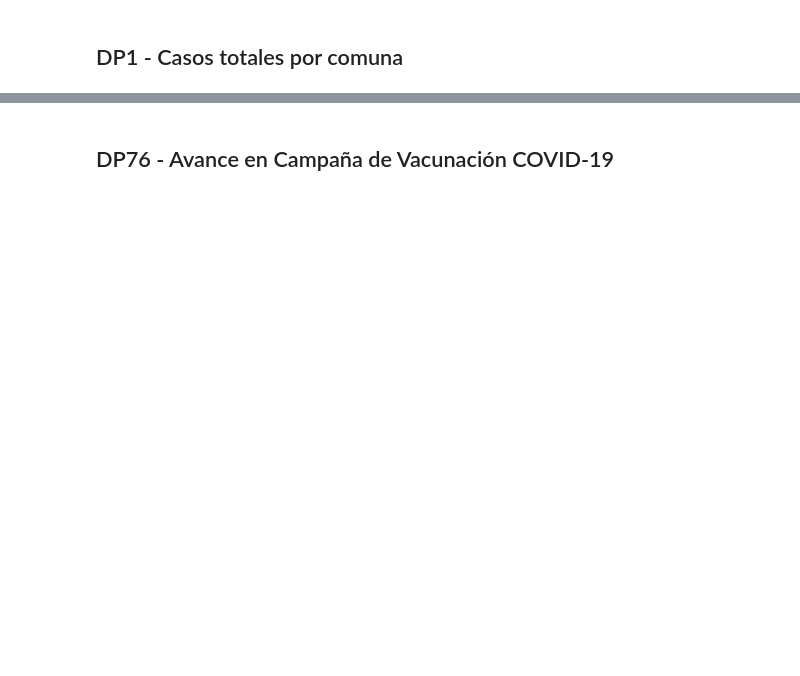
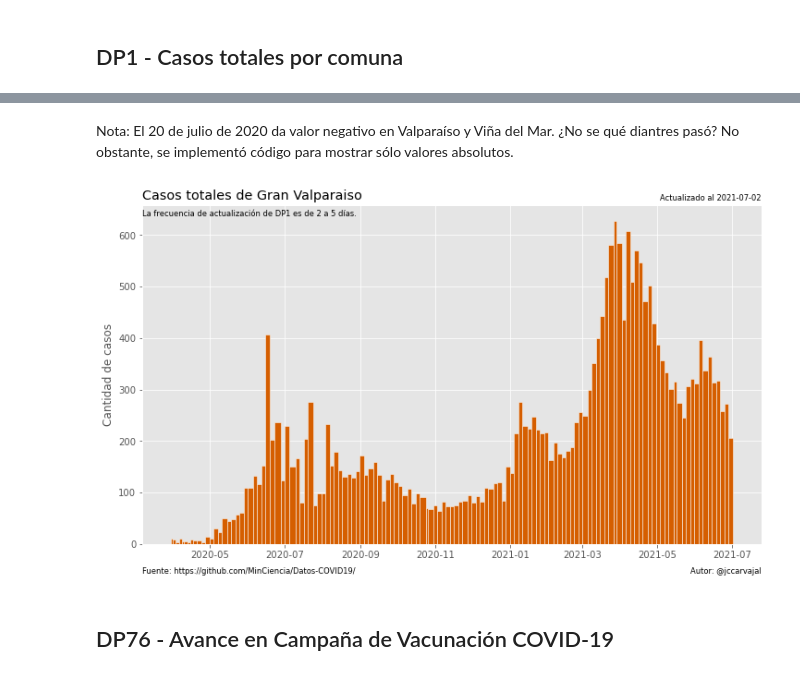
Before and after one commit to jccarvajal/covid19chile, a Jupyter notebook: Covid_19_Chile.ipynb, the cells around one changed output, grey strips where cells are left out. Drawn from its saved outputs; the diff is of its cells as text; code cells hidden in the pictures; blank space fills up the shorter version.

```diff
--- a/Covid_19_Chile.ipynb
+++ b/Covid_19_Chile.ipynb
@@ -682,3 +688,37 @@ Ese dato negativo es del 20 de julio en Valparaíso. ¿Qué diantres pasó?
+# %% [markdown]
+Nota: El 20 de julio de 2020 da valor negativo en Valparaíso y Viña del Mar.
+¿No se qué diantres pasó?
+No obstante,
+se implementó código para mostrar sólo valores absolutos.
+# %%
+# Paso 3: Visualizar data
+
+# Gran Valparaíso
+
+gran_valparaiso = ['Valparaiso','Vina del Mar','Concon','Quilpue','Villa Alemana']
+dp01_edit_mm['Gran Valparaiso'] = dp01_edit_mm[gran_valparaiso].sum(axis=1)
+
+nombre_comuna = 'Gran Valparaiso'
+
+casos_comunas = dp01_edit_mm[nombre_comuna]/dp01_edit_mm['Dias']
+casos_comunas_abs = abs(casos_comunas)
+
+style_fig()
+
+plt.bar(dp01_edit_mm['Fecha'], casos_comunas_abs, align='edge',
+        color='#D55E00', width=-widths, edgecolor='white')
+plt.title('Casos totales de ' + str(nombre_comuna), loc='left')
+plt.ylabel('Cantidad de casos')
+
+plt.annotate('La frecuencia de actualización de DP1 es de 2 a 5 días.',
+             xy=(0,1), xytext=(0,-12), xycoords='axes fraction',textcoords='offset points',
+             fontsize='small')
+
+filename = 'DP01_Casos_Totales_media_movil_' + str(nombre_comuna)
+save_fig(filename)
+plt.show()
+# %% [output]
+[figure, added]
 # %% [markdown]
 ## DP76 - Avance en Campaña de Vacunación COVID-19
 # %%
```
Also changed, not shown: parts of 37 cells of this notebook.
